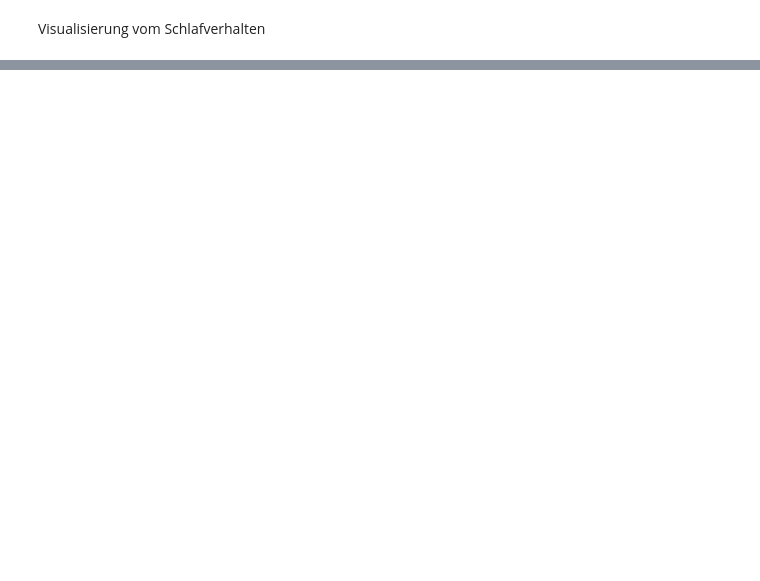
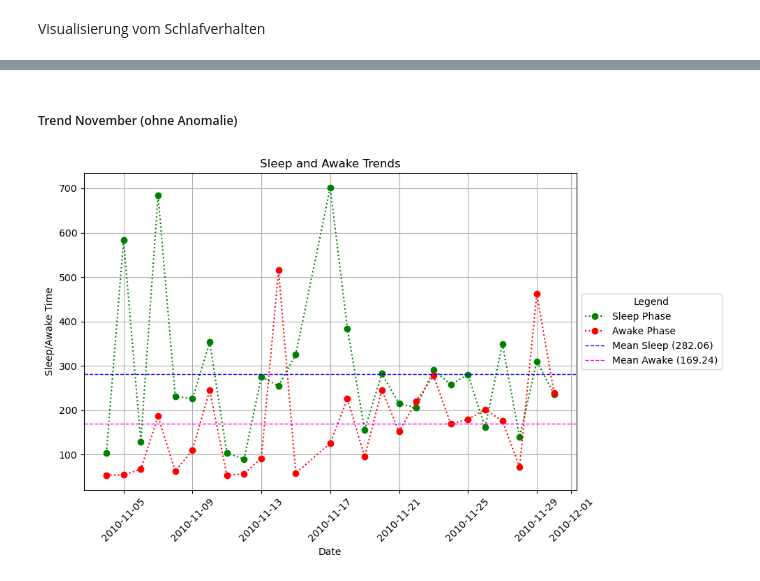
Before and after one commit to ddening/ambient-assisted-living, a Jupyter notebook: src/aruba_sleep_activity.ipynb, the cells around one changed output, grey strips where cells are left out. Drawn from its saved outputs; the diff is of its cells as text; code cells hidden in the pictures; blank space fills up the shorter version.

```diff
--- a/src/aruba_sleep_activity.ipynb
+++ b/src/aruba_sleep_activity.ipynb
@@ -826,0 +811,59 @@ plt.show()
+# %% [markdown]
+##### Trend November (ohne Anomalie)
+# %%
+# Define the date and time ranges
+date_from = pd.to_datetime("2010-11-04").date()
+date_to = pd.to_datetime("2010-11-30").date()
+time_from = pd.to_datetime("00:00:00").time()
+time_to = pd.to_datetime("07:00:00").time()
+
+# Workaround for problem #1: Generate a range of dates
+date_range = pd.date_range(start=date_from, end=date_to)
+date_list = date_range.date.tolist()
+# Remove date with faulty data
+date_list.remove(pd.to_datetime("2010-11-16").date())
+
+# Plot the data
+plt.figure(figsize=(10, 6))
+
+data_in_bed = []
+data_ouf_of_bed = []
+
+for date in date_list:
+    date_from = date
+    date_to = date
+
+    df_bedroom_in_bed_sleep_activity_index, _ = sleep_activity_index(df_bedroom_in_bed, show_output=False)
+    df_bedroom_out_of_bed_sleep_activity_index, _ = sleep_activity_index(df_bedroom_out_of_bed, show_output=False)
+
+    if not df_bedroom_in_bed_sleep_activity_index.empty:
+        data_in_bed.append(df_bedroom_in_bed_sleep_activity_index["total_active_duration"].sum())
+    else:
+        data_in_bed.append(0)
+
+    if not df_bedroom_out_of_bed_sleep_activity_index.empty:
+        data_ouf_of_bed.append(df_bedroom_out_of_bed_sleep_activity_index["total_active_duration"].sum())
+    else:
+        data_ouf_of_bed.append(0)
+
+
+plt.plot(date_list, data_in_bed, color="green", marker="o", linestyle="dotted", label="Sleep Phase")
+plt.plot(date_list, data_ouf_of_bed, color="red", marker="o", linestyle="dotted", label="Awake Phase")
+
+# Add mean lines
+plt.axhline(mean_sleep, color="blue", linestyle="--", linewidth=1, label=f"Mean Sleep ({mean_sleep:.2f})")
+plt.axhline(mean_awake, color="magenta", linestyle="--", linewidth=1, label=f"Mean Awake ({mean_awake:.2f})")
+
+plt.title("Sleep and Awake Trends")
+plt.xlabel("Date")
+plt.ylabel("Sleep/Awake Time")
+plt.legend()
+plt.grid(True)
+plt.legend(loc="center left", bbox_to_anchor=(1, 0.5), title="Legend")
+
+# Show the plot
+plt.xticks(rotation=45)  # Rotate x-axis labels for better readability
+plt.tight_layout()  # Adjust layout to avoid clipping
+plt.show()
+# %% [output]
+[figure, added]
```
Also changed, not shown: parts of 14 cells of this notebook.
